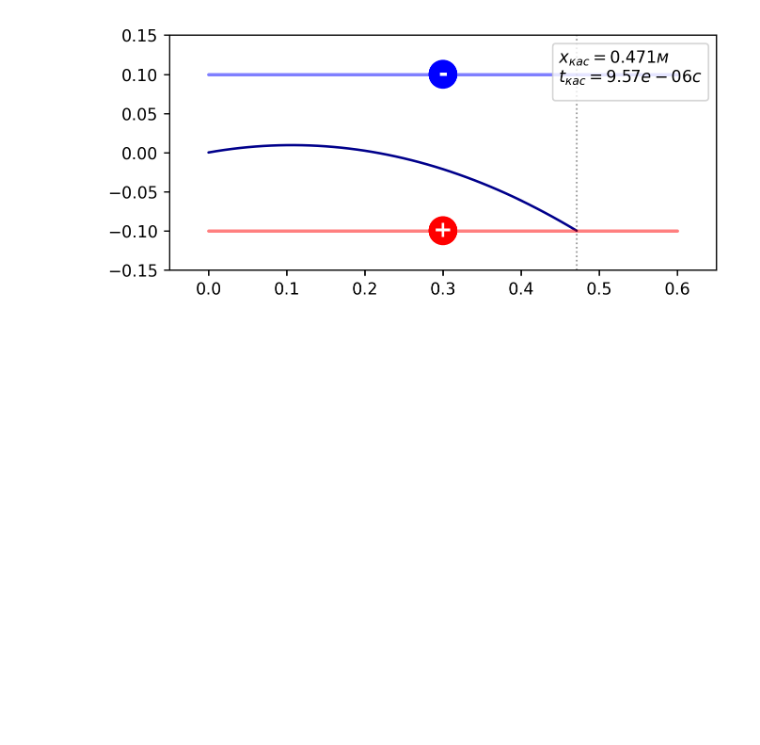
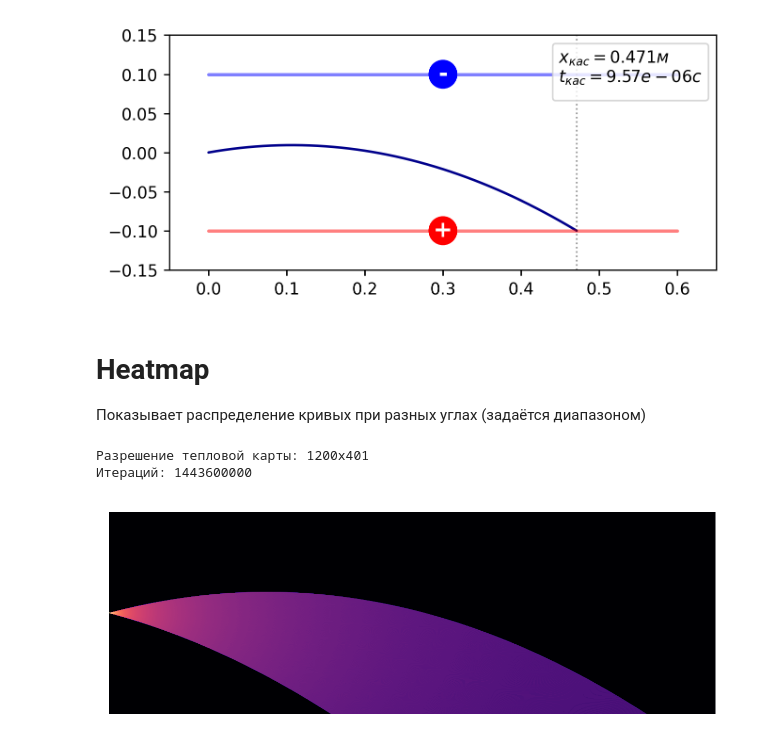
Before and after one commit to sqeezelemon/itmo-physics, a Jupyter notebook: modeling2/3.ipynb, the cells around one changed output. Saved outputs shown, nothing was run; the diff lists cells and outputs as text; code cells hidden in the pictures; blank space fills up the shorter version.

Commit message:
Heatmap!

```diff
--- a/modeling2/3.ipynb
+++ b/modeling2/3.ipynb
@@ -141,3 +141,57 @@ plt.show()
 # %% [output]
 No handles with labels found to put in legend.
 [figure]
+# %% [markdown]
+# Heatmap
+Показывает распределение кривых при разных углах (задаётся диапазоном)
+# %%
+# НАСТРОЙКИ ГРАФИКА
+# Диапазон углов [градусы]
+a_lim = (-15, 15)
+# На сколько будет изменяться угол (градусы)
+da = 0.01
+# Шаг тепловой карты [м]
+step = 0.0005
+# Основание логарифма для цветовой функции
+logbase = 1.1
+
+########################################
+x_res, y_res = int(x_lim//step)+1, int(D//step)+1
+print(f"Разрешение тепловой карты: {x_res}x{y_res}")
+print(f"Итераций: {int((a_lim[1]-a_lim[0])//da + 1)*y_res*x_res}")
+if (int((a_lim[1]-a_lim[0])//da + 1)*y_res*x_res) > 10e10: print("Это может быть долго")
+# %% [output]
+Разрешение тепловой карты: 1200x401
+Итераций: 1443600000
+# %%
+# СОЗДАНИЕ ГРАФИКА
+plt.figure(dpi=250)
+
+print("ПОДСЧЁТ ФУНКЦИИ")
+hmap = np.zeros((y_res, x_res))
+for ai in range(int((a_lim[1]-a_lim[0])//da) + 1):
+    ang = a_lim[0] + ai*da
+    hm_v0x = np.cos(np.deg2rad(ang))*v0
+    hm_v0y = np.sin(np.deg2rad(ang))*v0*(-top_plate)
+
+    for xi in range(x_res):
+        t = (step*xi)/hm_v0x
+        y = a*t*t/2 + hm_v0y*t
+        yi = int((y+D/2)//step)
+        if (yi < 0 or yi >= y_res): continue
+        hmap[yi][xi] += 1
+print("ВЗЯТИЕ ЛОГАРИФМА")
+for xi in range(x_res):
+    for yi in range(y_res):
+        if (hmap[yi][xi] == 0 or hmap[yi][xi] == 1): continue
+        hmap[yi][xi] = math.log(hmap[yi][xi], logbase)
+print("РЕНДЕР")
+plt.gca().set_aspect(1)
+plt.axis("off")
+# Good picks: plasma, hot, magma
+plt.imshow(hmap, cmap="magma")
+plt.gca().invert_yaxis()
+ipyd.clear_output(True)
+plt.show()
+# %% [output]
+[figure, added]
```
